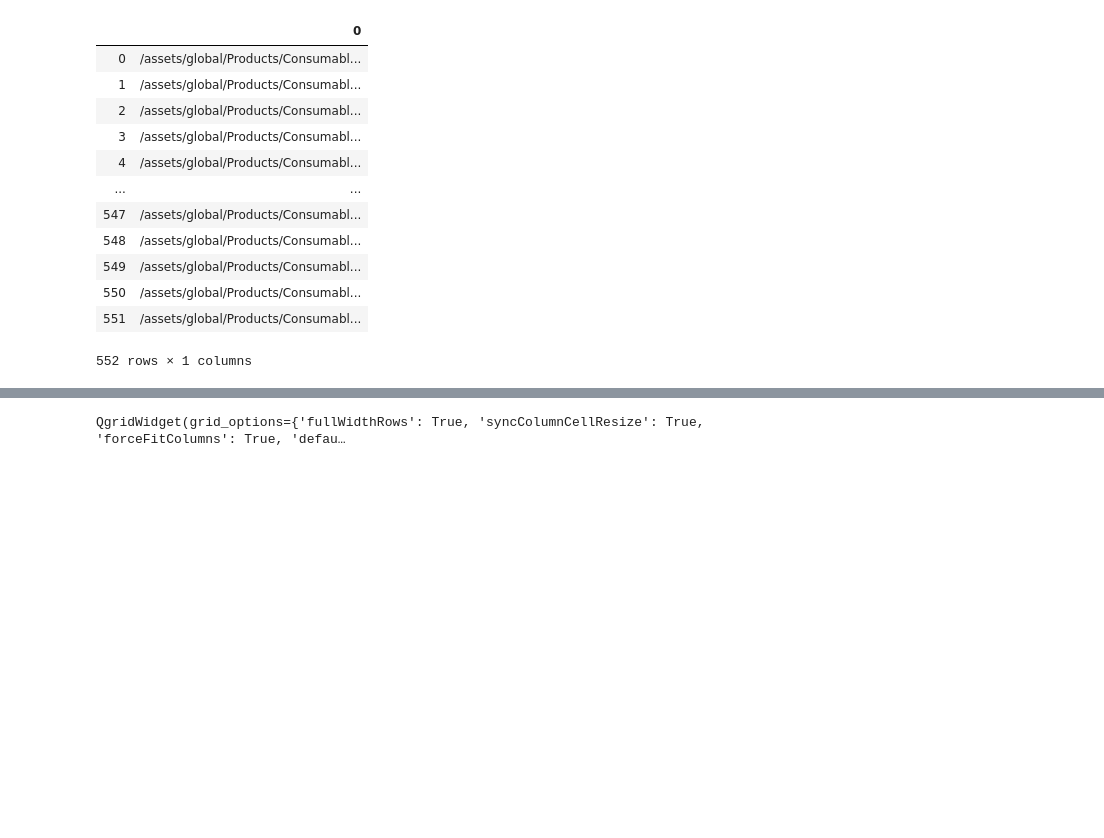
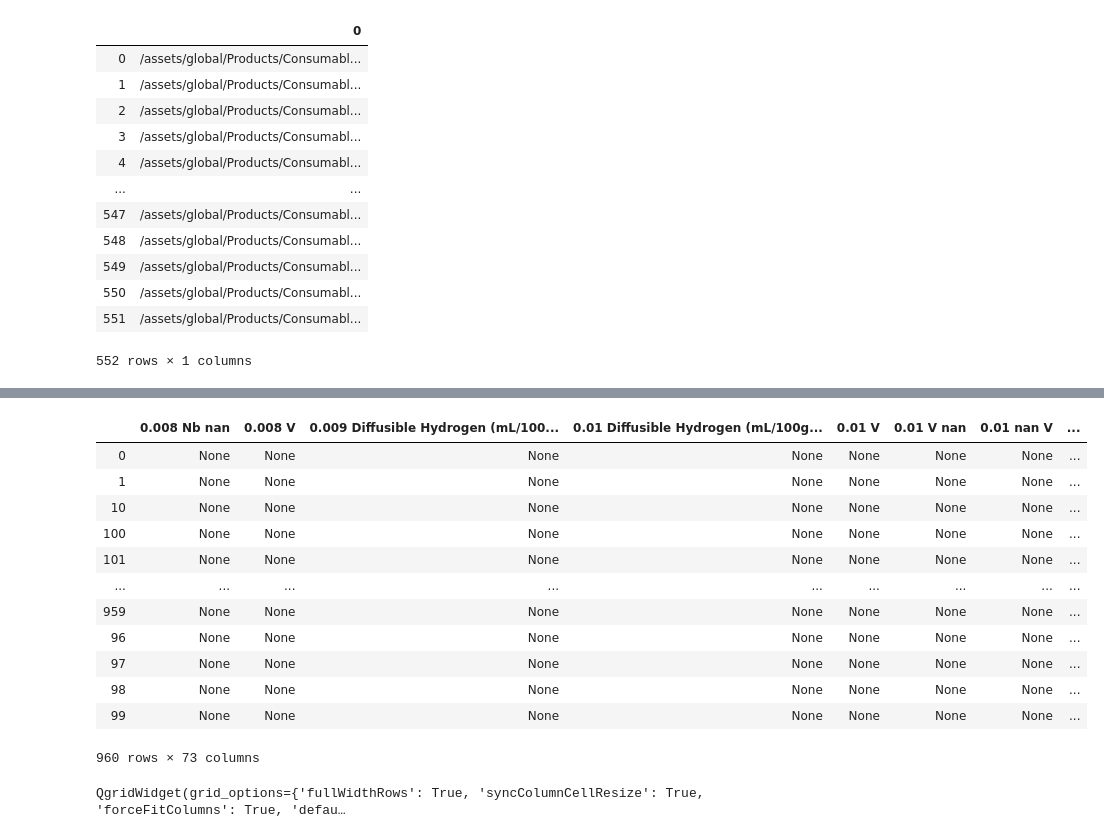
Before and after one commit to PrasannS/WeldingAnalysis, a Jupyter notebook: webscraper.ipynb, the cells around one changed output, grey strips where cells are left out. Drawn from its saved outputs; the diff is of its cells as text; code cells hidden in the pictures; blank space fills up the shorter version.

```diff
--- a/webscraper.ipynb
+++ b/webscraper.ipynb
@@ -889,0 +947,17 @@ object
+# %%
+pdfs = pd.read_json('lincoln_data', orient='index')
+pdfs
+# %% [output]
+|  | 0.008 Nb nan | 0.008 V | 0.009 Diffusible Hydrogen (mL/100... | 0.01 Diffusible Hydrogen (mL/100g... | 0.01 V | 0.01 V nan | 0.01 nan V | ... |
+| 0 | None | None | None | None | None | None | None | ... |
+| 1 | None | None | None | None | None | None | None | ... |
+| 10 | None | None | None | None | None | None | None | ... |
+| 100 | None | None | None | None | None | None | None | ... |
+| 101 | None | None | None | None | None | None | None | ... |
+| ... | ... | ... | ... | ... | ... | ... | ... | ... |
+| 959 | None | None | None | None | None | None | None | ... |
+| 96 | None | None | None | None | None | None | None | ... |
+| 97 | None | None | None | None | None | None | None | ... |
+| 98 | None | None | None | None | None | None | None | ... |
+| 99 | None | None | None | None | None | None | None | ... |
+960 rows × 73 columns
```
Also changed, not shown: parts of 12 cells of this notebook.
